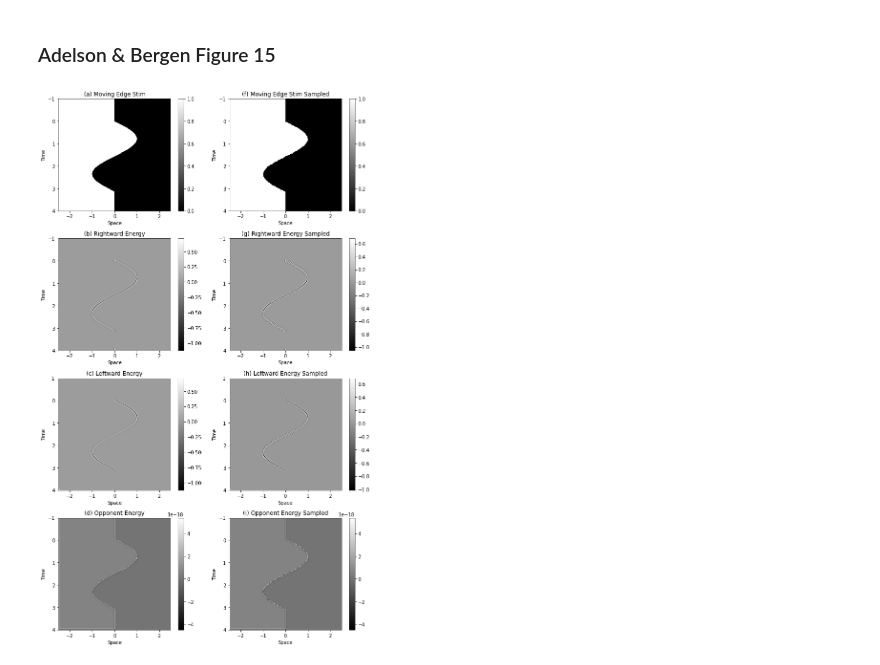
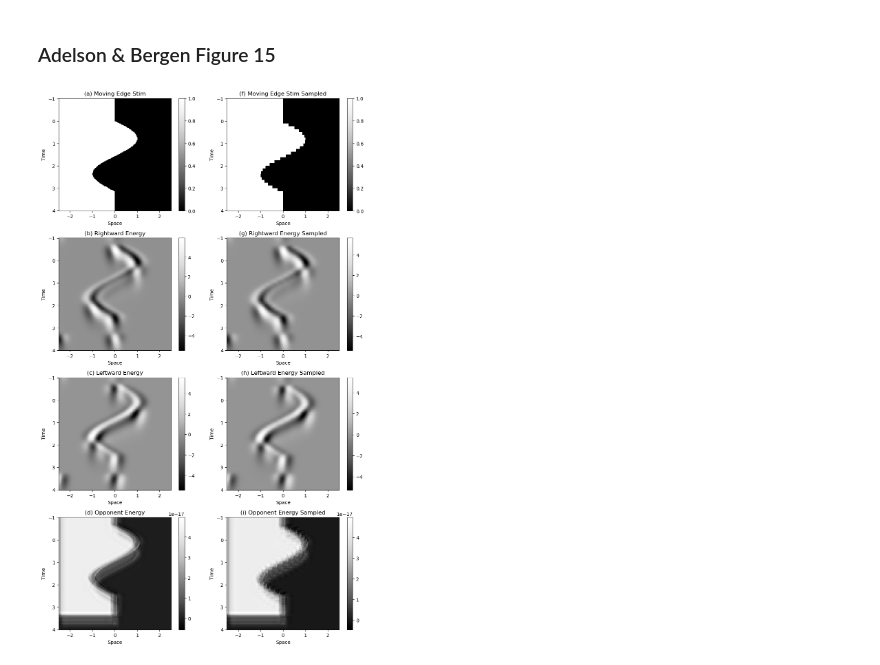
Before and after one commit to vdutell/linearfiltering, a Jupyter notebook: adelsonbergen1984.ipynb, the cells around one changed output. Drawn from its saved outputs; the diff is of its cells as text; code cells hidden in the pictures.

```diff
--- a/adelsonbergen1984.ipynb
+++ b/adelsonbergen1984.ipynb
@@ -334,7 +402,7 @@ plt.show()
 ## Applying a Stimulus
 As in the paper (figure 15) apply a moving target stim to these filters to see what the output is
 # %%
-stim_size = 100
+stim_size = 200
 #space_stim = np.arange(-2.5,2.5,0.005)
 #time_stim = np.arange(0,5,0.005)
 space_stim = np.linspace(-2.5,2.5,num=stim_size)
@@ -558,7 +626,7 @@ plt.figure(figsize=(10,20))
 
 #plot stim
 plt.subplot(5,2,1)
-plt.pcolormesh(space_stim, time_stim, stim.T,cmap='gray',shading='auto')
+plt.pcolormesh(space_stim, time_stim, stim.T,cmap='Greys_r',shading='auto')
 plt.gca().invert_yaxis()
 plt.gca().set_aspect(aspect_ratio_stim)
 plt.xlabel('Space')
@@ -568,7 +636,7 @@ plt.title("(a) Moving Edge Stim")
 
 #plot stim sampled
 plt.subplot(5,2,2)
-plt.pcolormesh(space_stim, time_stim, sampled_stim.T,cmap='gray',shading='auto')
+plt.pcolormesh(space_stim, time_stim, sampled_stim.T,cmap='Greys_r',shading='auto')
 plt.gca().invert_yaxis()
 plt.gca().set_aspect(aspect_ratio_stim)
 plt.xlabel('Space')
@@ -579,7 +647,7 @@ plt.title("(f) Moving Edge Stim Sampled")
 #rightward filter response a_minus_bp_resp
 ap_plus_b_resp = signal.convolve2d(stim, ap_plus_b, mode='same')
 plt.subplot(5,2,3)
-plt.pcolormesh(space_stim, time_stim, ap_plus_b_resp.T,cmap='gray',shading='auto')
+plt.pcolormesh(space_stim, time_stim, ap_plus_b_resp.T,cmap='Greys_r',shading='auto')
 plt.gca().invert_yaxis()
 plt.gca().set_aspect(aspect_ratio_stim)
 plt.xlabel('Space')
@@ -590,7 +658,7 @@ plt.title("(b) Rightward Energy")
 #rightward filter response a_minus_bp_resp
 ap_plus_b_resp_sampled = signal.convolve2d(sampled_stim, ap_plus_b, mode='same')
 plt.subplot(5,2,4)
-plt.pcolormesh(space_stim, time_stim, ap_plus_b_resp_sampled.T,cmap='gray',shading='auto')
+plt.pcolormesh(space_stim, time_stim, ap_plus_b_resp_sampled.T,cmap='Greys_r',shading='auto')
 plt.gca().invert_yaxis()
 plt.gca().set_aspect(aspect_ratio_stim)
 plt.xlabel('Space')
@@ -601,7 +669,7 @@ plt.title("(g) Rightward Energy Sampled")
 #leftward filter response a_minus_bp_resp
 ap_minus_b_resp = signal.convolve2d(stim, ap_minus_b, mode='same')
 plt.subplot(5,2,5)
-plt.pcolormesh(space_stim, time_stim, ap_minus_b_resp.T,cmap='gray',shading='auto')
+plt.pcolormesh(space_stim, time_stim, ap_minus_b_resp.T,cmap='Greys_r',shading='auto')
 plt.gca().invert_yaxis()
 plt.gca().set_aspect(aspect_ratio_stim)
 plt.xlabel('Space')
@@ -612,37 +680,37 @@ plt.title("(c) Leftward Energy")
 #leftward filter response a_minus_bp_resp
 ap_minus_b_resp_sampled = signal.convolve2d(sampled_stim, ap_minus_b, mode='same')
 plt.subplot(5,2,6)
-plt.pcolormesh(space_stim, time_stim, ap_minus_b_resp_sampled.T,cmap='gray',shading='auto')
+plt.pcolormesh(space_stim, time_stim, ap_minus_b_resp_sampled.T,cmap='Greys_r',shading='auto')
 plt.gca().invert_yaxis()
 plt.gca().set_aspect(aspect_ratio_stim)
 plt.xlabel('Space')
 plt.ylabel('Time')
 plt.colorbar()
 plt.title("(h) Leftward Energy Sampled")
 
 #opponent energy filter response
 opponent_energy_resp = signal.convolve2d(stim, opponent_energy, mode='same')
 plt.subplot(5,2,7)
-plt.pcolormesh(space_stim, time_stim, opponent_energy_resp.T,cmap='gray',shading='auto')
+plt.pcolormesh(space_stim, time_stim, opponent_energy_resp.T,cmap='Greys_r',shading='auto')
 plt.gca().invert_yaxis()
 plt.gca().set_aspect(aspect_ratio_stim)
 plt.xlabel('Space')
 plt.ylabel('Time')
 plt.colorbar()
 plt.title("(d) Opponent Energy")
 
 #opponent energy filter response
 opponent_energy_resp_sampled = signal.convolve2d(sampled_stim, opponent_energy, mode='same')
 plt.subplot(5,2,8)
-plt.pcolormesh(space_stim, time_stim, opponent_energy_resp_sampled.T,cmap='gray',shading='auto')
+plt.pcolormesh(space_stim, time_stim, opponent_energy_resp_sampled.T,cmap='Greys_r',shading='auto')
 plt.gca().invert_yaxis()
 plt.gca().set_aspect(aspect_ratio_stim)
 plt.xlabel('Space')
 plt.ylabel('Time')
 plt.colorbar()
 plt.title("(i) Opponent Energy Sampled")
 
 
 plt.tight_layout()
 # %% [output]
-[figure, old version]
+[figure, new version]
```
Also changed, not shown: parts of 24 cells of this notebook, 1 other file.
